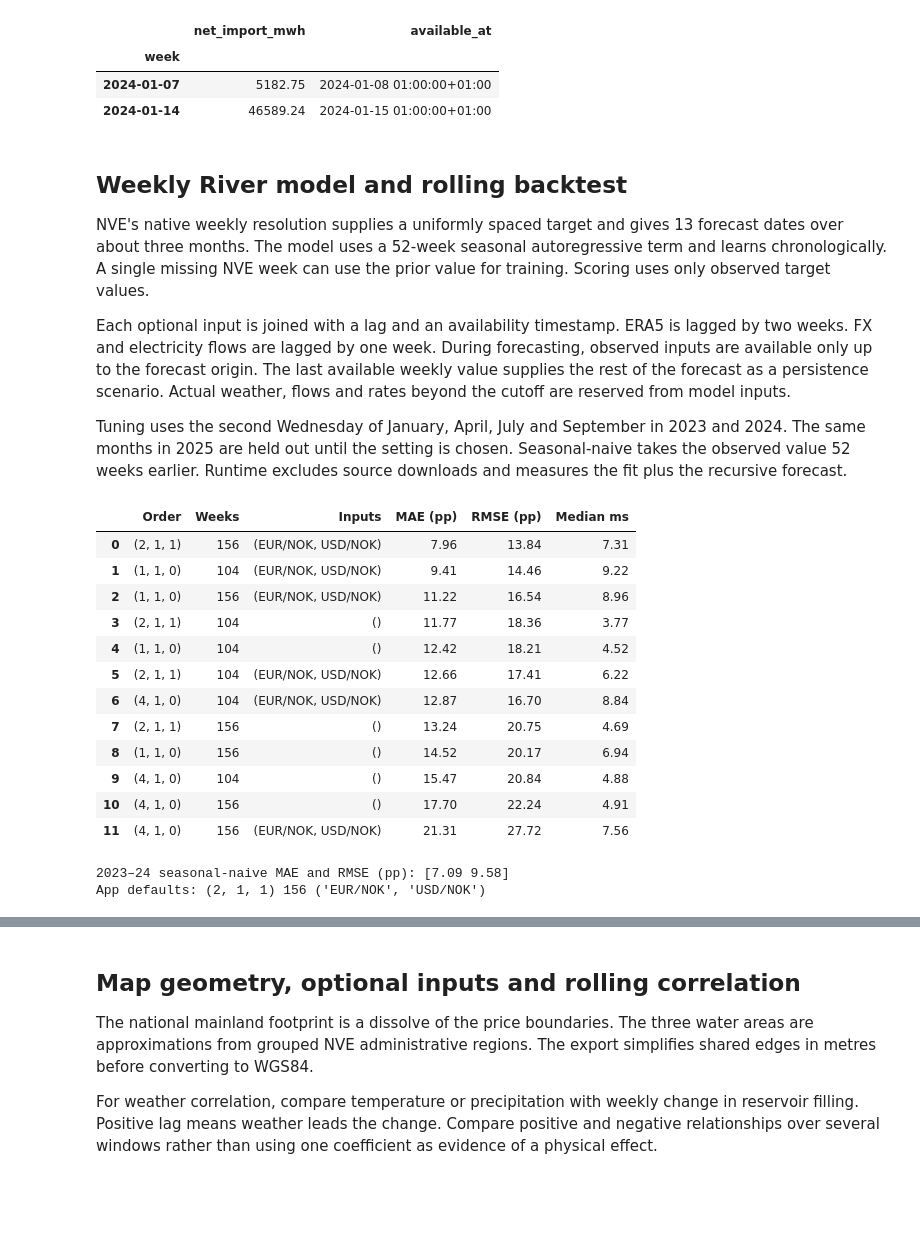
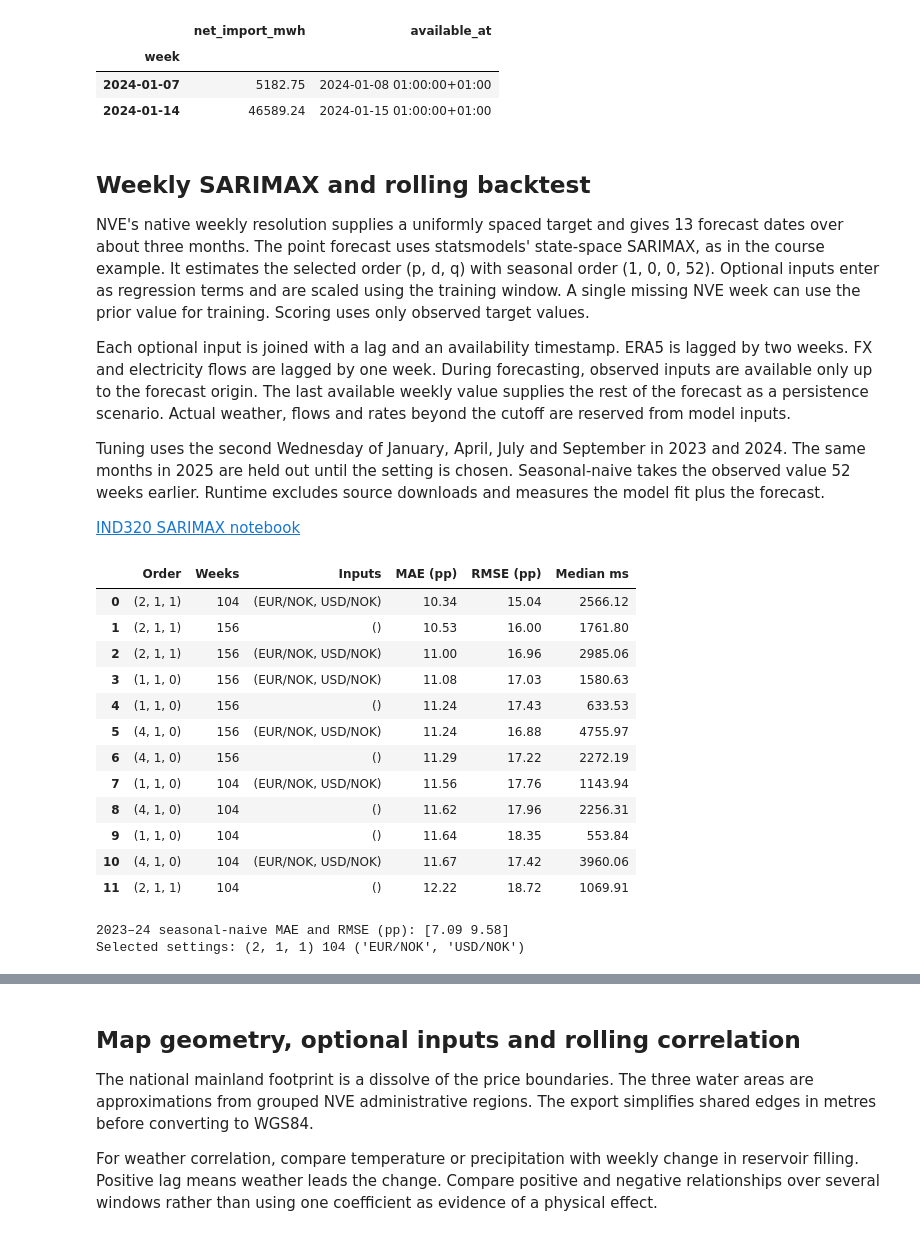
Before and after one commit to dared22/ind320, a Jupyter notebook: notebooks/project_notebook_part4.ipynb, the cells around one changed output, grey strips where cells are left out. Drawn from its saved outputs; the diff is of its cells as text; code cells hidden in the pictures; blank space fills up the shorter version.

```diff
--- a/notebooks/project_notebook_part4.ipynb
+++ b/notebooks/project_notebook_part4.ipynb
@@ -170,11 +169,13 @@ MongoDB transfer_intervals. Complete weeks for NO3–SE2: 104.
 | 2024-01-07 | 5182.75 | 2024-01-08 01:00:00+01:00 |
 | 2024-01-14 | 46589.24 | 2024-01-15 01:00:00+01:00 |
 # %% [markdown]
-## Weekly River model and rolling backtest
+## Weekly SARIMAX and rolling backtest
 
 NVE's native weekly resolution supplies a uniformly spaced target and gives
-13 forecast dates over about three months. The model uses a 52-week seasonal
-autoregressive term and learns chronologically. A single missing NVE week can
+13 forecast dates over about three months. The point forecast uses statsmodels'
+state-space SARIMAX, as in the course example. It estimates the selected
+order (p, d, q) with seasonal order (1, 0, 0, 52). Optional inputs enter
+as regression terms and are scaled using the training window. A single missing NVE week can
 use the prior value for training. Scoring uses only observed target values.
 
 Each optional input is joined with a lag and an availability timestamp. ERA5
@@ -187,7 +188,9 @@ are reserved from model inputs.
 Tuning uses the second Wednesday of January, April, July and September in 2023
 and 2024. The same months in 2025 are held out until the setting is chosen.
 Seasonal-naive takes the observed value 52 weeks earlier. Runtime excludes
-source downloads and measures the fit plus the recursive forecast.
+source downloads and measures the model fit plus the forecast.
+
+[IND320 SARIMAX notebook](https://github.com/khliland/IND320/blob/main/D2Dbook/4_Machine_Learning/2_Forecasting/3_SARIMAX.ipynb)
 # %%
 # Prepare sufficient FX history for the longest lookback and every origin.
 fx = weekly_fx(fetch_exchange_rates("2019-12-01", "2025-12-31"))
@@ -208,50 +211,54 @@ def evaluate(dates, order, weeks, inputs=(), bands=False):
         predictions = forecast_reservoir(
             nve, sources, area=area, cutoff=cutoff, training_weeks=weeks,
             horizon=13, order=order, selected_inputs=inputs, intervals=bands,
         )
         elapsed_ms = (perf_counter() - profile_start) * 1000
         actual = filling.reindex(predictions.index)
         known = region.loc[region.available_at.le(cutoff)].set_index("week")["Fill Level"] * 100
         baseline = known.reindex(predictions.index - 52 * WEEK).to_numpy()
         trials.append(predictions.assign(actual=actual, seasonal_naive=baseline,
                                          origin=origin, runtime_ms=elapsed_ms))
     return pd.concat(trials)
 
 def scores(trials, column):
     error = trials[column] - trials.actual
     return (error.abs().mean(), np.sqrt(error.pow(2).mean()))
 
 tuning_dates = origins(2023) + origins(2024)
 rows = []
 for order, weeks, inputs in product(
     [(1, 1, 0), (4, 1, 0), (2, 1, 1)], [104, 156], [(), ("EUR/NOK", "USD/NOK")]
 ):
-    trials = evaluate(tuning_dates, order, weeks, inputs)
+    # Rank configurations only if they fit all eight common tuning origins.
+    try:
+        trials = evaluate(tuning_dates, order, weeks, inputs)
+    except ValueError as error:
+        print(f"Excluded {order}, {weeks} weeks, {inputs or 'NVE only'}: {error}")
+        continue
     mae, rmse = scores(trials, "median")
     rows.append((order, weeks, inputs, mae, rmse, trials.runtime_ms.median()))
 tuning = pd.DataFrame(rows, columns=["Order", "Weeks", "Inputs", "MAE (pp)", "RMSE (pp)", "Median ms"])
 tuning = tuning.sort_values(["MAE (pp)", "Median ms"]).reset_index(drop=True)
 display(tuning.round(2))
 winner = tuning.iloc[0]
 print("2023–24 seasonal-naive MAE and RMSE (pp):", np.round(scores(trials, "seasonal_naive"), 2))
-print("App defaults:", winner.Order, winner.Weeks, winner.Inputs)
-assert (winner.Order, int(winner.Weeks), winner.Inputs) == (DEFAULT_ORDER, DEFAULT_TRAINING_WEEKS, DEFAULT_INPUTS)
+print("Selected settings:", winner.Order, winner.Weeks, winner.Inputs)
 # %% [output]
 |  | Order | Weeks | Inputs | MAE (pp) | RMSE (pp) | Median ms |
-| 0 | (2, 1, 1) | 156 | (EUR/NOK, USD/NOK) | 7.96 | 13.84 | 7.31 |
-| 1 | (1, 1, 0) | 104 | (EUR/NOK, USD/NOK) | 9.41 | 14.46 | 9.22 |
-| 2 | (1, 1, 0) | 156 | (EUR/NOK, USD/NOK) | 11.22 | 16.54 | 8.96 |
-| 3 | (2, 1, 1) | 104 | () | 11.77 | 18.36 | 3.77 |
-| 4 | (1, 1, 0) | 104 | () | 12.42 | 18.21 | 4.52 |
-| 5 | (2, 1, 1) | 104 | (EUR/NOK, USD/NOK) | 12.66 | 17.41 | 6.22 |
-| 6 | (4, 1, 0) | 104 | (EUR/NOK, USD/NOK) | 12.87 | 16.70 | 8.84 |
-| 7 | (2, 1, 1) | 156 | () | 13.24 | 20.75 | 4.69 |
-| 8 | (1, 1, 0) | 156 | () | 14.52 | 20.17 | 6.94 |
-| 9 | (4, 1, 0) | 104 | () | 15.47 | 20.84 | 4.88 |
-| 10 | (4, 1, 0) | 156 | () | 17.70 | 22.24 | 4.91 |
-| 11 | (4, 1, 0) | 156 | (EUR/NOK, USD/NOK) | 21.31 | 27.72 | 7.56 |
+| 0 | (2, 1, 1) | 104 | (EUR/NOK, USD/NOK) | 10.34 | 15.04 | 2566.12 |
+| 1 | (2, 1, 1) | 156 | () | 10.53 | 16.00 | 1761.80 |
+| 2 | (2, 1, 1) | 156 | (EUR/NOK, USD/NOK) | 11.00 | 16.96 | 2985.06 |
+| 3 | (1, 1, 0) | 156 | (EUR/NOK, USD/NOK) | 11.08 | 17.03 | 1580.63 |
+| 4 | (1, 1, 0) | 156 | () | 11.24 | 17.43 | 633.53 |
+| 5 | (4, 1, 0) | 156 | (EUR/NOK, USD/NOK) | 11.24 | 16.88 | 4755.97 |
+| 6 | (4, 1, 0) | 156 | () | 11.29 | 17.22 | 2272.19 |
+| 7 | (1, 1, 0) | 104 | (EUR/NOK, USD/NOK) | 11.56 | 17.76 | 1143.94 |
+| 8 | (4, 1, 0) | 104 | () | 11.62 | 17.96 | 2256.31 |
+| 9 | (1, 1, 0) | 104 | () | 11.64 | 18.35 | 553.84 |
+| 10 | (4, 1, 0) | 104 | (EUR/NOK, USD/NOK) | 11.67 | 17.42 | 3960.06 |
+| 11 | (2, 1, 1) | 104 | () | 12.22 | 18.72 | 1069.91 |
 2023–24 seasonal-naive MAE and RMSE (pp): [7.09 9.58]
-App defaults: (2, 1, 1) 156 ('EUR/NOK', 'USD/NOK')
+Selected settings: (2, 1, 1) 104 ('EUR/NOK', 'USD/NOK')
 # %% [markdown]
 ## Forecast-interval bonus and held-out results
 
```
Also changed, not shown: parts of 7 cells of this notebook, 7 other files.
